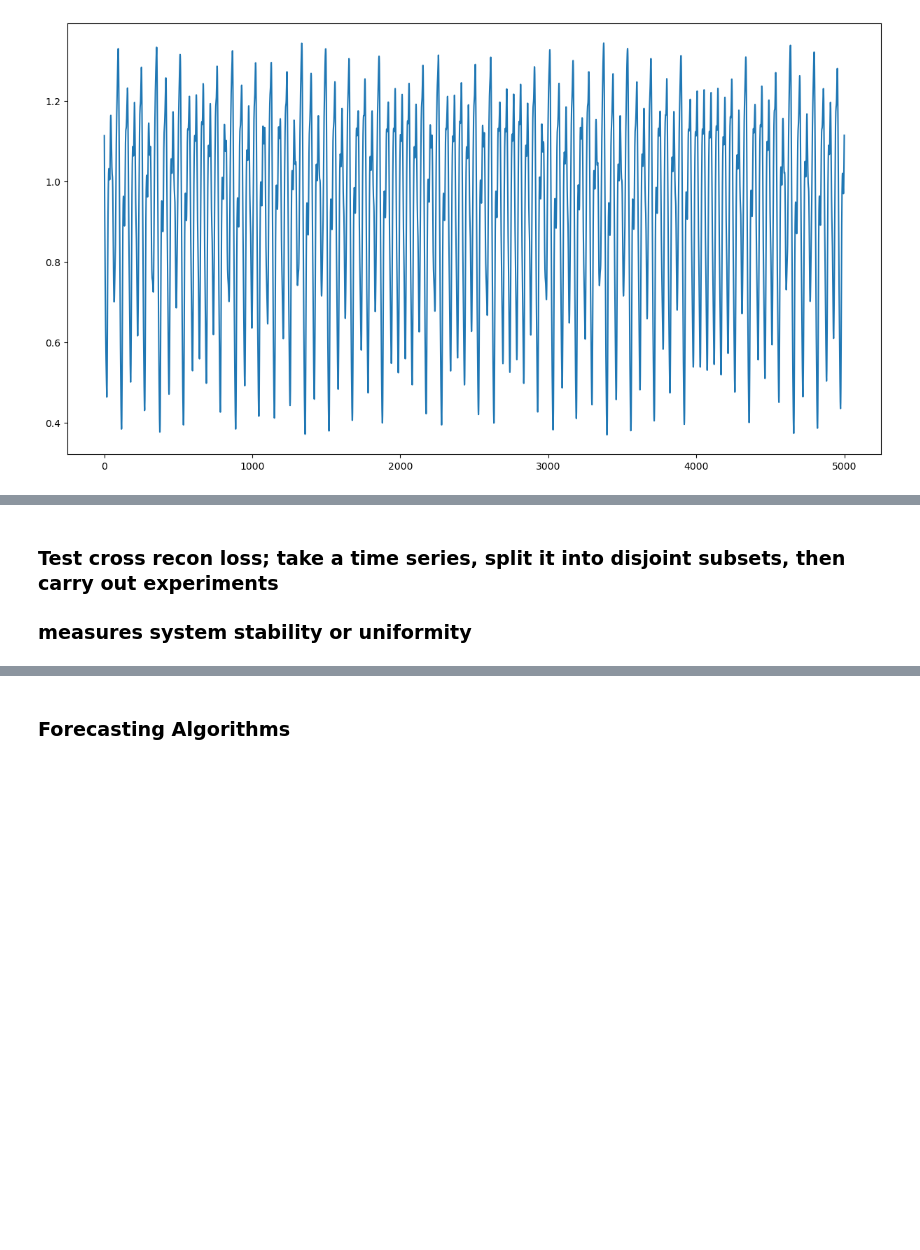
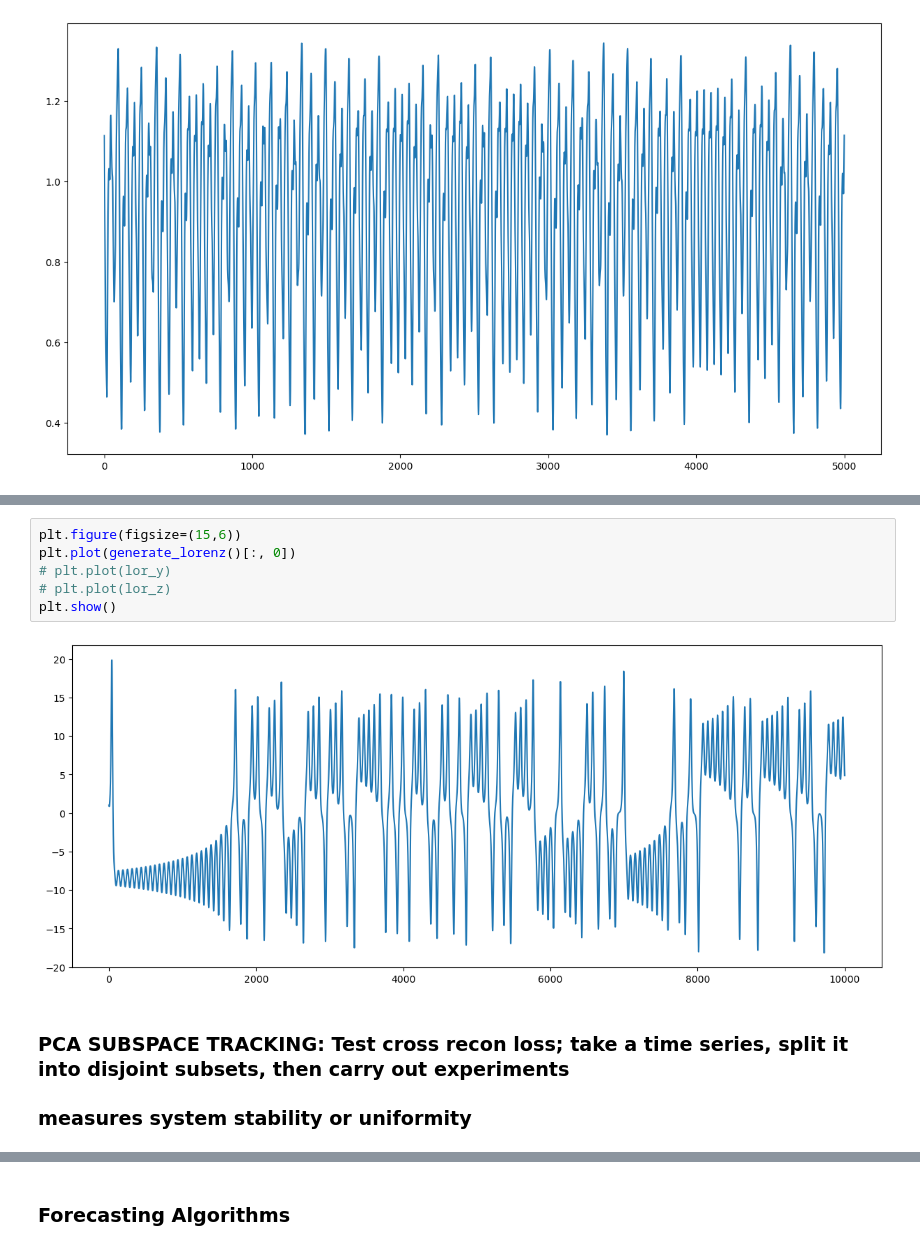
Before and after one commit to seeingquietjohn/TimeSeries, a Jupyter notebook: EmbeddingBench.ipynb, the cells around one changed output, grey strips where cells are left out. Drawn from its saved outputs; the diff is of its cells as text; blank space fills up the shorter version.

```diff
--- a/EmbeddingBench.ipynb
+++ b/EmbeddingBench.ipynb
@@ -327,3 +340,11 @@ plt.show()
+# %%
+plt.figure(figsize=(15,6))
+plt.plot(generate_lorenz()[:, 0])
+# plt.plot(lor_y)
+# plt.plot(lor_z)
+plt.show()
+# %% [output]
+[figure, added]
 # %% [markdown]
-### Test cross recon loss; take a time series, split it into disjoint subsets, then carry out experiments
+### PCA SUBSPACE TRACKING: Test cross recon loss; take a time series, split it into disjoint subsets, then carry out experiments
 ### measures system stability or uniformity
```
Also changed, not shown: parts of 20 cells of this notebook, 1 other file.
